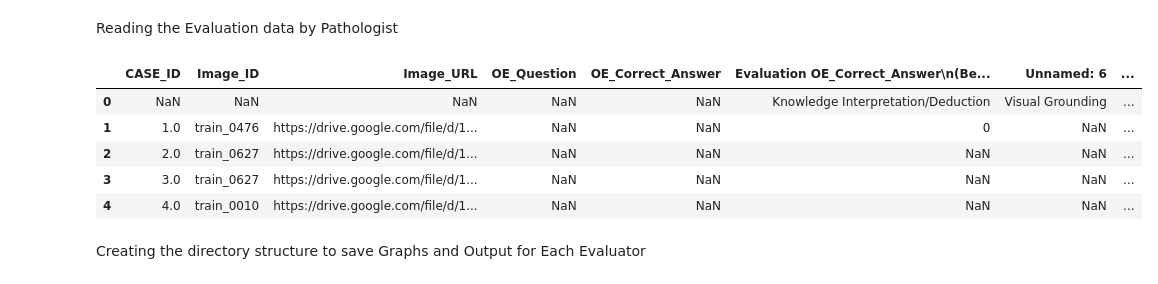
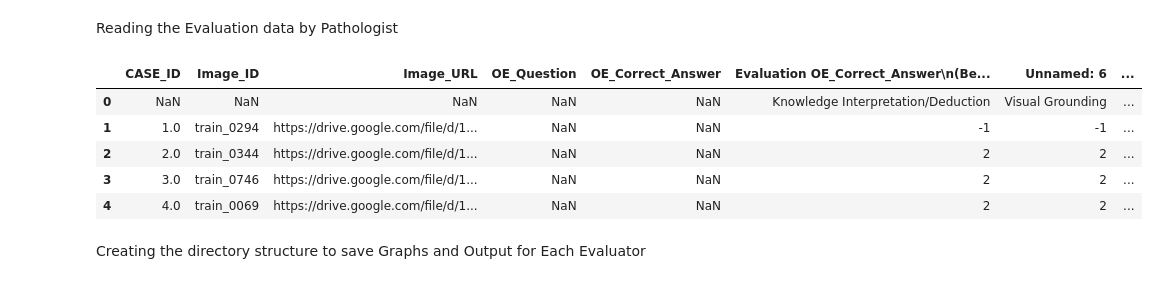
Before and after one commit to embedded-robotics/path-open-data, a Jupyter notebook: pathvqa_eval_data_analysis.ipynb, the cells around one changed output. Cells and saved outputs as stored; diff of their text form; code cells hidden in the pictures.

```diff
--- a/pathvqa_eval_data_analysis.ipynb
+++ b/pathvqa_eval_data_analysis.ipynb
@@ -6,17 +6,17 @@ import os
 # %% [markdown]
 Reading the Evaluation data by Pathologist
 # %%
-evaluator_id = 'evaluator1'
+evaluator_id = 'evaluator5'
 eval_data_path = f"input/{evaluator_id}/pathvqa_eval_data.csv"
 eval_data = pd.read_csv(eval_data_path)
 eval_data.head()
 # %% [output]
 |  | CASE_ID | Image_ID | Image_URL | OE_Question | OE_Correct_Answer | Evaluation OE_Correct_Answer\n(Be... | Unnamed: 6 | ... |
 | 0 | NaN | NaN | NaN | NaN | NaN | Knowledge Interpretation/Deduction | Visual Grounding | ... |
-| 1 | 1.0 | train_0476 | https://drive.google.com/file/d/1... | NaN | NaN | 0 | NaN | ... |
-| 2 | 2.0 | train_0627 | https://drive.google.com/file/d/1... | NaN | NaN | NaN | NaN | ... |
-| 3 | 3.0 | train_0627 | https://drive.google.com/file/d/1... | NaN | NaN | NaN | NaN | ... |
-| 4 | 4.0 | train_0010 | https://drive.google.com/file/d/1... | NaN | NaN | NaN | NaN | ... |
+| 1 | 1.0 | train_0294 | https://drive.google.com/file/d/1... | NaN | NaN | -1 | -1 | ... |
+| 2 | 2.0 | train_0344 | https://drive.google.com/file/d/1... | NaN | NaN | 2 | 2 | ... |
+| 3 | 3.0 | train_0746 | https://drive.google.com/file/d/1... | NaN | NaN | 2 | 2 | ... |
+| 4 | 4.0 | train_0069 | https://drive.google.com/file/d/1... | NaN | NaN | 2 | 2 | ... |
 # %% [markdown]
 Creating the directory structure to save Graphs and Output for Each Evaluator
 # %%
```
Also changed, not shown: parts of 5 cells of this notebook, 26 other files.
